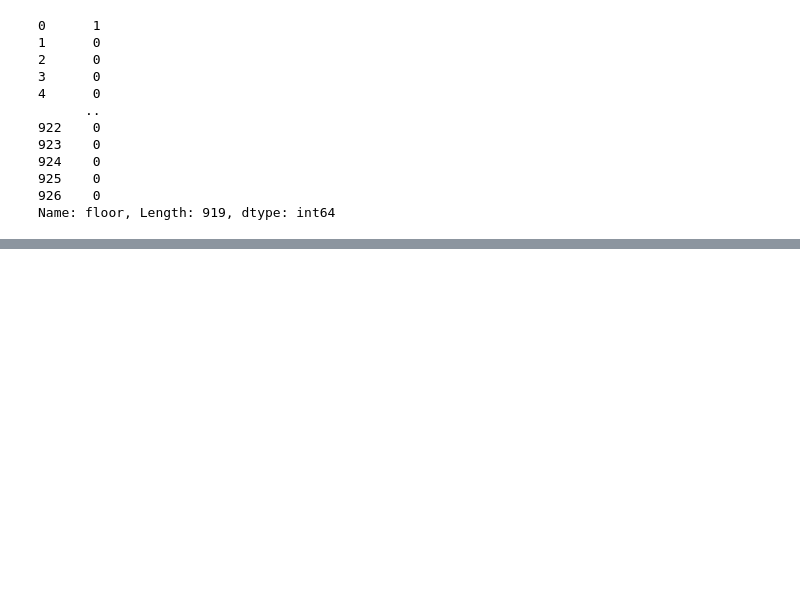
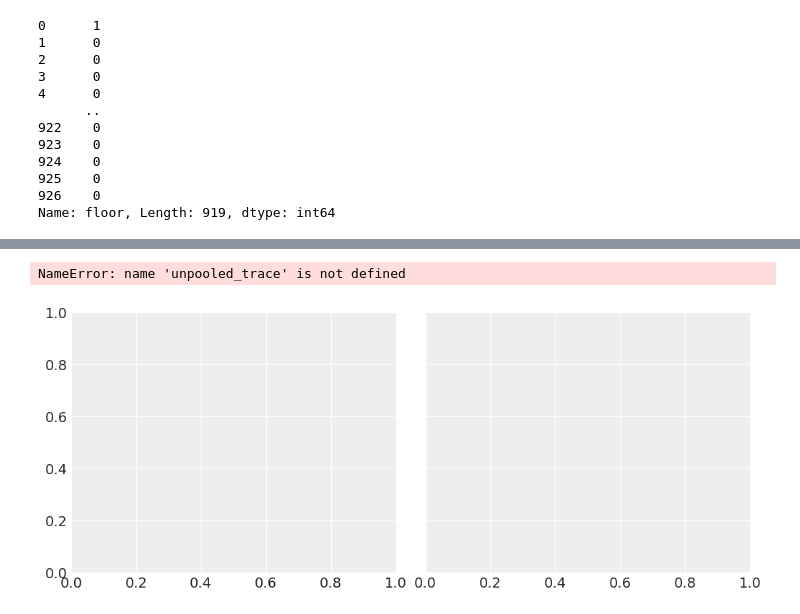
Before and after one commit to thk-lightman/ThinkBayes_Temp, a Jupyter notebook: code/06REG-Radon.ipynb, the cells around one changed output, grey strips where cells are left out. Saved outputs shown, nothing was run; the diff lists cells and outputs as text; code cells hidden in the pictures; blank space fills up the shorter version.

```diff
--- a/code/06REG-Radon.ipynb
+++ b/code/06REG-Radon.ipynb
@@ -221,0 +222,3 @@ with pm.Model(coords=coords) as unpooled_model:
+# %%
+with partial_pooling:
+    partial_pooling_trace = pm.sample(tune=2000, random_seed=RANDOM_SEED)
@@ -221,0 +234,38 @@ with pm.Model(coords=coords) as unpooled_model:
+# %%
+N_county = srrs_mn.groupby("county")["idnum"].count().values
+
+fig, axes = plt.subplots(1, 2, figsize=(10, 4), sharex=True, sharey=True)
+for ax, trace, level in zip(
+    axes,
+    (unpooled_trace, partial_pooling_trace),
+    ("no pooling", "partial pooling"),
+):
+    # add variable with x values to xarray dataset
+    trace.posterior = trace.posterior.assign_coords({"N_county": ("county", N_county)})
+    # plot means
+    trace.posterior.mean(dim=("chain", "draw")).plot.scatter(
+        x="N_county", y="alpha", ax=ax, alpha=0.9
+    )
+    ax.hlines(
+        partial_pooling_trace.posterior.alpha.mean(),
+        0.9,
+        max(N_county) + 1,
+        alpha=0.4,
+        ls="--",
+        label="Est. population mean",
+    )
+
+    # plot hdi
+    hdi = az.hdi(trace).alpha
+    ax.vlines(N_county, hdi.sel(hdi="lower"), hdi.sel(hdi="higher"), color="orange", alpha=0.5)
+
+    ax.set(
+        title=f"{level.title()} Estimates",
+        xlabel="Nbr obs in county (log scale)",
+        xscale="log",
+        ylabel="Log radon",
+    )
+    ax.legend(fontsize=10)
+# %% [output]
+NameError: name 'unpooled_trace' is not defined
+[figure, added]
```
Also changed, not shown: parts of 3 cells of this notebook, 2 other files.
